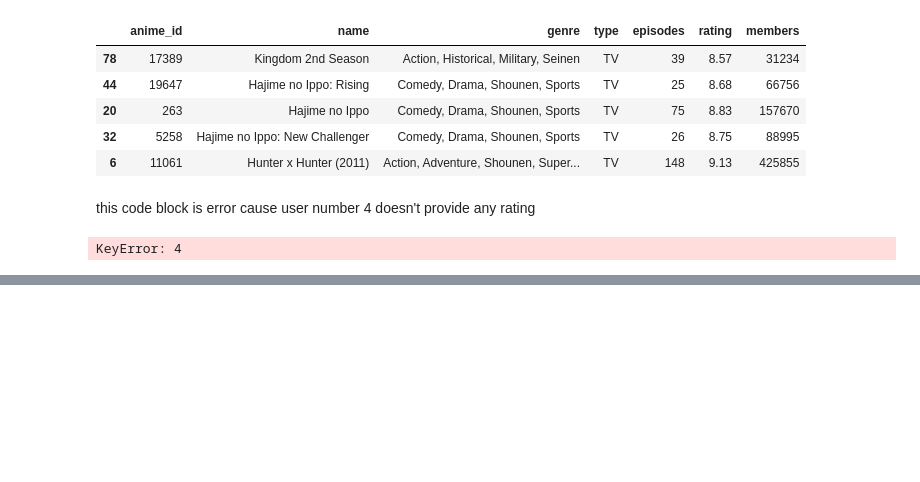
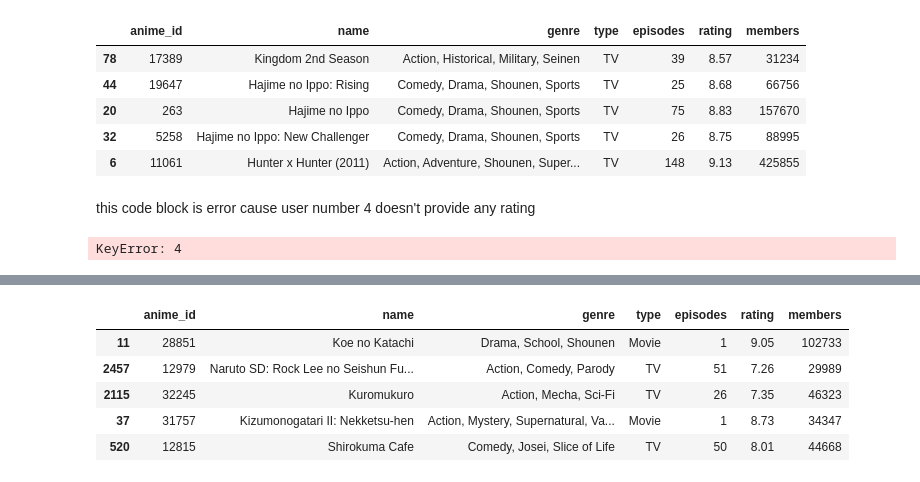
Before and after one commit to Riveong/Anime-recommendation-system-collaborative-filtering, a Jupyter notebook: main.ipynb, the cells around one changed output, grey strips where cells are left out. Saved outputs shown, nothing was run; the diff lists cells and outputs as text; code cells hidden in the pictures; blank space fills up the shorter version.

```diff
--- a/main.ipynb
+++ b/main.ipynb
@@ -261,0 +287,9 @@ KeyError: 4
+# %%
+get_recommendation(73517)
+# %% [output]
+|  | anime_id | name | genre | type | episodes | rating | members |
+| 11 | 28851 | Koe no Katachi | Drama, School, Shounen | Movie | 1 | 9.05 | 102733 |
+| 2457 | 12979 | Naruto SD: Rock Lee no Seishun Fu... | Action, Comedy, Parody | TV | 51 | 7.26 | 29989 |
+| 2115 | 32245 | Kuromukuro | Action, Mecha, Sci-Fi | TV | 26 | 7.35 | 46323 |
+| 37 | 31757 | Kizumonogatari II: Nekketsu-hen | Action, Mystery, Supernatural, Va... | Movie | 1 | 8.73 | 34347 |
+| 520 | 12815 | Shirokuma Cafe | Comedy, Josei, Slice of Life | TV | 50 | 8.01 | 44668 |
```
Also changed, not shown: parts of 17 cells of this notebook, 1 other file.
